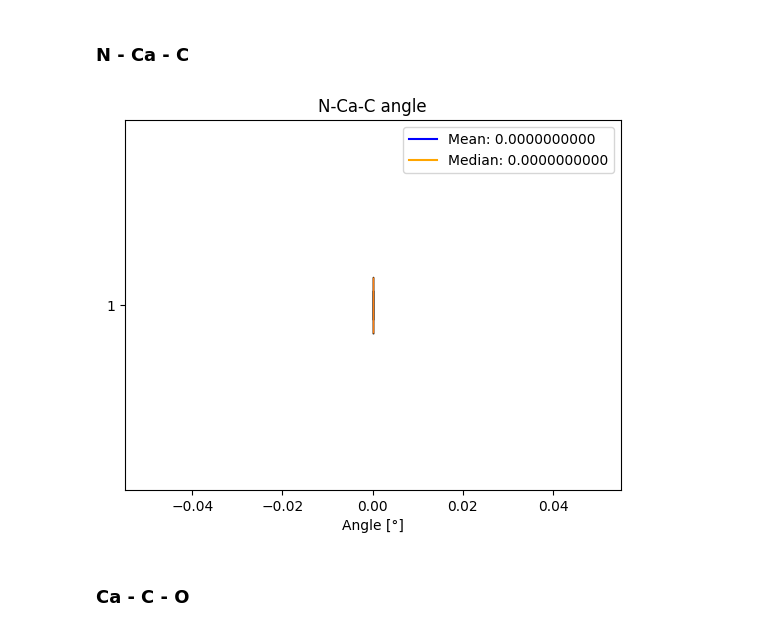
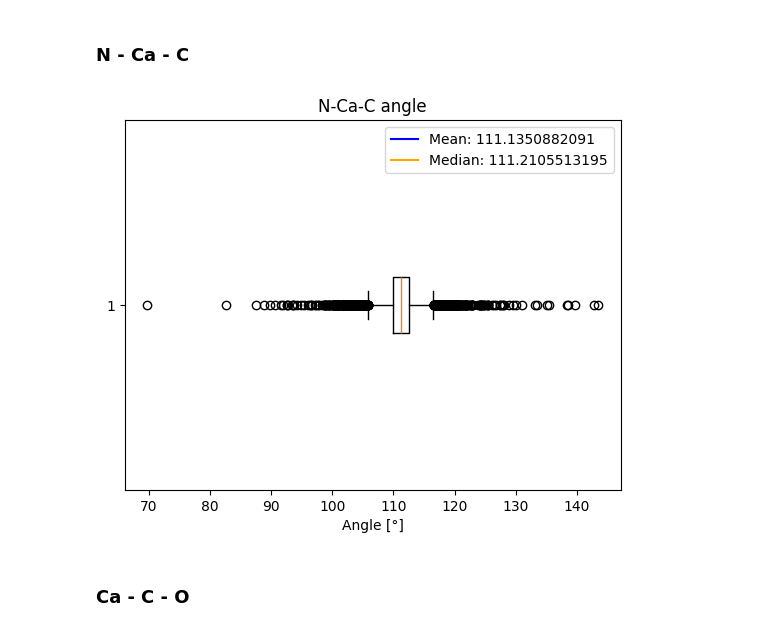
Before and after one commit to maxi-smidt/evofold, a Jupyter notebook: poc/analysis/residue_constants_measure.ipynb, the cells around one changed output. Drawn from its saved outputs; the diff is of its cells as text; code cells hidden in the pictures.

```diff
--- a/poc/analysis/residue_constants_measure.ipynb
+++ b/poc/analysis/residue_constants_measure.ipynb
@@ -134,0 +139,15 @@ plt.show()
+# %%
+c_o_distances = []
+for chain in amino_acids:
+    for aa in chain:
+        c = next(atom for atom in aa[1:] if atom[0] == 'C')
+        o = next(atom for atom in aa[1:] if atom[0] == 'O')
+
+        c_o_distances.append(
+            math.sqrt(
+                (c[1]-o[1])**2 + (c[2]-o[2])**2 + (c[3]-o[3])**2
+            )
+        )
+
+# c_o_distances = np.array(list(filter(lambda v: 1 < v < 2, c_o_distances)))
+c_o_distances = np.array(c_o_distances)
@@ -175,10 +190,15 @@ def unit_vector(vector):
     return vector / np.linalg.norm(vector)
 
 def calculate_angle(p1, p2, p3):
-    v1_u = p1 - p2#unit_vector(p1 - p2)
-    v2_u = p3 - p2#unit_vector(p3 - p2)
-    print('v1', v1_u)
-    print('v2', v2_u)
+    # print('p1', p1)
+    # print('p2', p2)
+    # print('p3', p3)
+    v1 = p1 - p2
+    v2 = p3 - p2
+    v1_u = v1 / np.linalg.norm(v1)
+    v2_u = v2 / np.linalg.norm(v2)
+    # print('v1', v1, v1_u)
+    # print('v2', v2, v2_u)
     return np.degrees(np.arccos(np.clip(np.dot(v1_u, v2_u), -1.0, 1.0)))
 # %% [markdown]
 The first two angles are completely within one amino acid, so the data is processed accordingly.
@@ -196,26 +216,16 @@ for key, values in aas.items():
         n = next(atom for atom in aa if atom[0] == 'N')
         ca = next(atom for atom in aa if atom[0] == 'CA')
         c = next(atom for atom in aa if atom[0] == 'C')
-        angle = calculate_angle(np.array(ca[1:]), np.array(c[1:]), np.array(n[1:]))
+        angle = calculate_angle(np.array(n[1:]), np.array(ca[1:]), np.array(c[1:]))
         angles_per_aa[key].append(angle)
 
 all_angles = np.array([])
 for key, values in angles_per_aa.items():
     all_angles = np.append(all_angles, values)
 # %%
-plt.boxplot(all_angles, vert=False)
-
-handles = [
-    plt.Line2D([0], [0], color='blue', label=f"Mean: {np.mean(all_angles):.10f}"),
-    plt.Line2D([0], [0], color='orange', label=f"Median: {np.median(all_angles):.10f}"),
-]
-plt.legend(handles=handles, loc='upper right')
-
-plt.title('N-Ca-C angle')
-plt.xlabel('Angle [°]')
-plt.show()
+bplot_data_with_stats(all_angles, 'N-Ca-C angle', 'Angle [°]')
 # %% [output]
-[figure, old version]
+[figure, new version]
 # %% [markdown]
 ### Ca - C - O
 # %%
```
Also changed, not shown: parts of 10 cells of this notebook, 2 other files.
